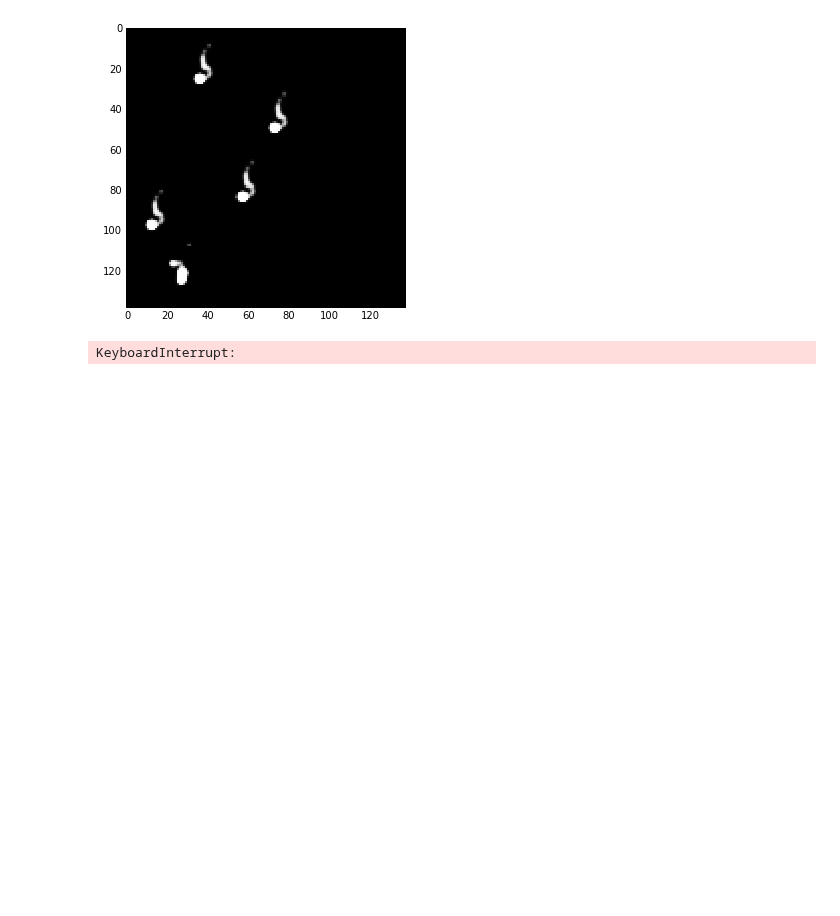
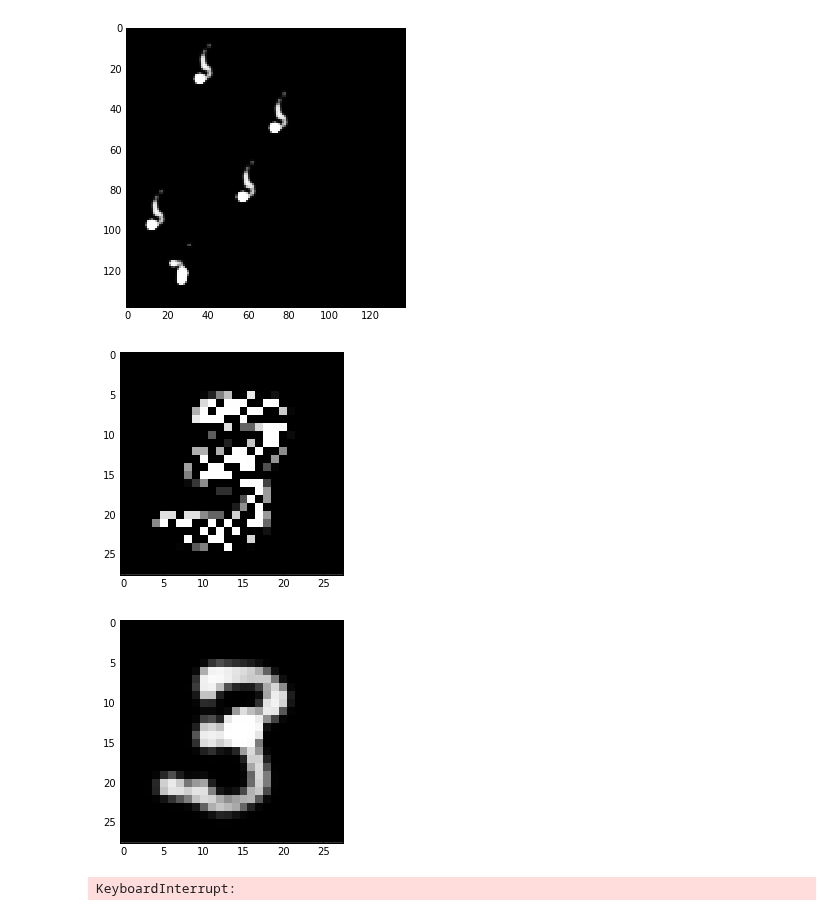
Before and after one commit to mehdidc/feature_generation, a Jupyter notebook: ipynb/generatesimple.ipynb, the cells around one changed output. Saved outputs shown, nothing was run; the diff lists cells and outputs as text; code cells hidden in the pictures; blank space fills up the shorter version.

```diff
--- a/ipynb/generatesimple.ipynb
+++ b/ipynb/generatesimple.ipynb
@@ -584,6 +584,20 @@ display.clear_output(wait=True)
 [figure]
 KeyboardInterrupt:
 [figure]
+# %%
+dt_ = capsule.preprocess(data.X[0:100]).copy()
+# %%
+#dt[:, :, 10:20, 10:20] = 0.
+dt = dt_ * (np.random.uniform(size=dt.shape)<=0.5)
+rec = capsule.reconstruct(dt)
+i = np.random.randint(0, len(dt))
+plt.imshow(dt[i, 0], cmap='gray', interpolation='none')
+plt.show()
+plt.imshow(rec[i, 0], cmap='gray', interpolation='none')
+plt.show()
+# %% [output]
+[figure, added]
+[figure, added]
 # %%
 from skimage.transform import resize
 from IPython import display
```
Also changed, not shown: parts of 3 cells of this notebook, 3 other files.
